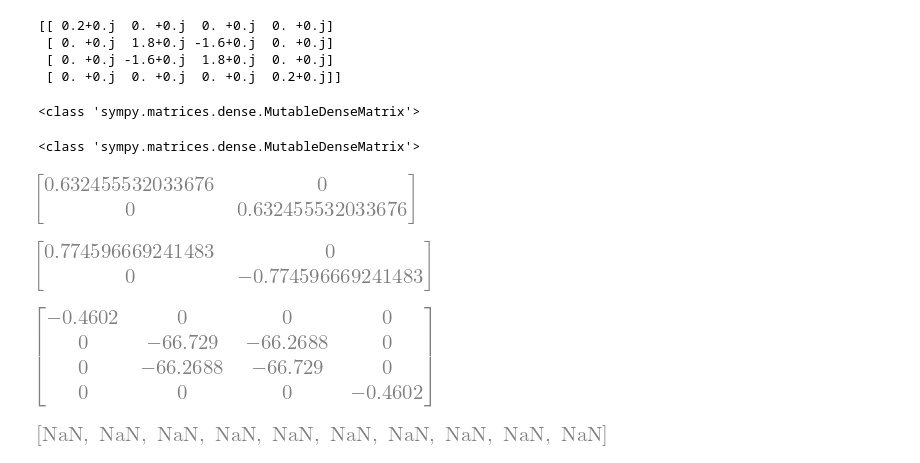
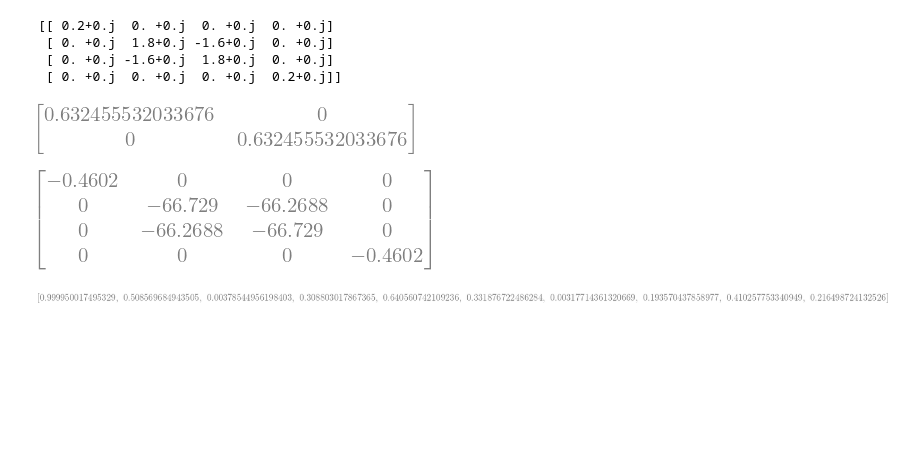
Before and after one commit to SchultzVV/quantum-state-preparation-vqa, a Jupyter notebook: noMarkov/Non_Markov.ipynb, the cells around one changed output. Drawn from its saved outputs; the diff is of its cells as text; code cells hidden in the pictures; blank space fills up the shorter version.

```diff
--- a/noMarkov/Non_Markov.ipynb
+++ b/noMarkov/Non_Markov.ipynb
@@ -211,24 +198,5 @@ werner = werner_state(-0.8, -0.8, -0.8)
  [ 0. +0.j  1.8+0.j -1.6+0.j  0. +0.j]
  [ 0. +0.j -1.6+0.j  1.8+0.j  0. +0.j]
  [ 0. +0.j  0. +0.j  0. +0.j  0.2+0.j]]
-# %%
-def werner_state(c1, c2, c3):
-    state = Matrix([[1+c3, 0, 0, c1-c2],
-                    [0, 1-c3, c1+c2, 0],
-                    [0,c1+c2, 1-c3, 0],
-                    [c1-c2, 0, 0, 1+c3]],dtype=complex)
-    return state
-
-ana_costa = werner_state(-0.8,-0.8,-0.8)
-
-Mais=(cb(2,0)+cb(2,1))/sqrt(2)
-Menos=(cb(2,0)-cb(2,1))/sqrt(2)
-print(type(Mais))
-# %% [output]
-<class 'sympy.matrices.dense.MutableDenseMatrix'>
-# %%
-print(type(ana_costa))
-# %% [output]
-<class 'sympy.matrices.dense.MutableDenseMatrix'>
 # %%
 def K_0(J):
@@ -239,11 +207,3 @@ K_0(1.2)
 # %% [output]
 [figure]
-# %%
-def K_1(J):
-    return sqrt(J/2)*Pauli(3)
-    return sqrt(1-exp(-alpha*J)*(cos(J/2)+alpha*sin(J/2)))*Pauli(3)
-
-K_1(1.2)
-# %% [output]
-[figure, removed]
 # %%
@@ -263,25 +217,25 @@ RHO_t_NM(werner_state(-0.8,-0.8,-0.8),5.9)
 [figure]
 # %%
 def get_list_p_noMarkov(list_p, type):
-    lamb = 0.02
-    gamma_0 = 0.01
+    lamb = 0.01
+    gamma_0 = 1
     list_p_noMarkov = []
     if type == 'Bellomo':
         def non_markov_list_p(lamb,gamma_0,t):
             d = sqrt(2*gamma_0*lamb-lamb**2)
             result = exp(-lamb*t)*(cos(d*t/2)+(lamb/d)*sin(d*t/2))**2
             return result
     if type == 'Ana':
         def non_markov_list_p(lamb,gamma_0,t):
             result = 1-exp(-lamb*t)*(cos(t/2)+(lamb)*sin(t/2))
             return result
     for p in list_p:
         list_p_noMarkov.append(non_markov_list_p(lamb,gamma_0,p))
     return list_p_noMarkov
 
-list_p = np.linspace(0.1,0.9,10)
+list_p = np.linspace(0.1,100,10)
 t = get_list_p_noMarkov(list_p, 'Ana')
 t = get_list_p_noMarkov(list_p, 'Bellomo')
 t
 # %% [output]
-[figure, old version]
+[figure, new version]
```
Also changed, not shown: parts of 6 cells of this notebook, 1 other file.
